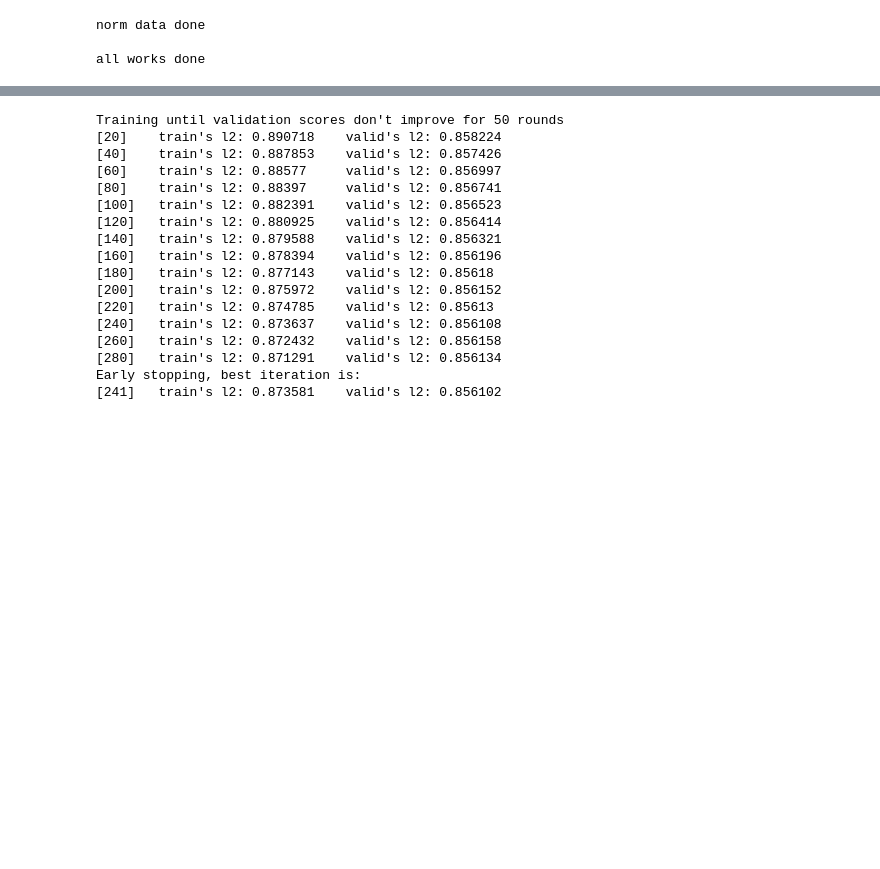
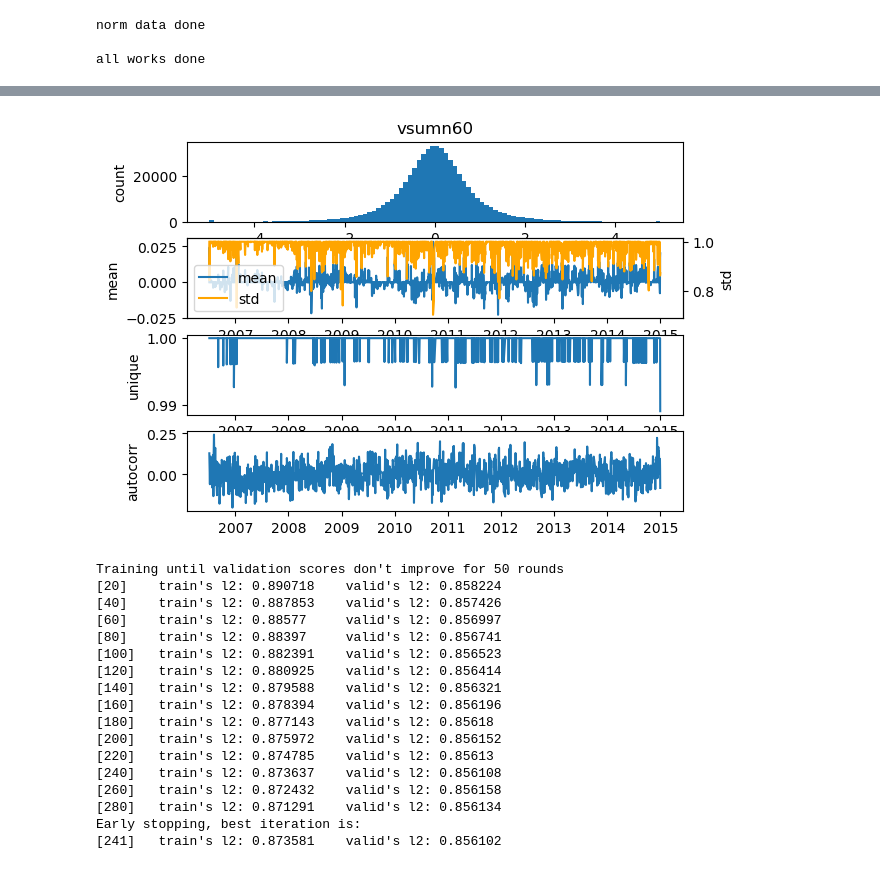
Before and after one commit to HaoningChen/scutquant, a Jupyter notebook: 实践案例/tutorial.ipynb, the cells around one changed output, grey strips where cells are left out. Drawn from its saved outputs; the diff is of its cells as text; code cells hidden in the pictures; blank space fills up the shorter version.

Commit message:
增加了single_factor_ana的使用例和效果演示

```diff
--- a/实践案例/tutorial.ipynb
+++ b/实践案例/tutorial.ipynb
@@ -127,3 +113,8 @@ X_train.describe()
+# %%
+# 选择一个因子, 并对其可视化 (此步骤非必要)
+report.single_factor_ana(X_train["vsumn60"])
+# %% [output]
+[figure, added]
 # %%
 # 拟合模型
 model = q.auto_lgbm(X_train, y_train, X_valid, y_valid, early_stopping=50)
```
Also changed, not shown: parts of 1 cell of this notebook.
